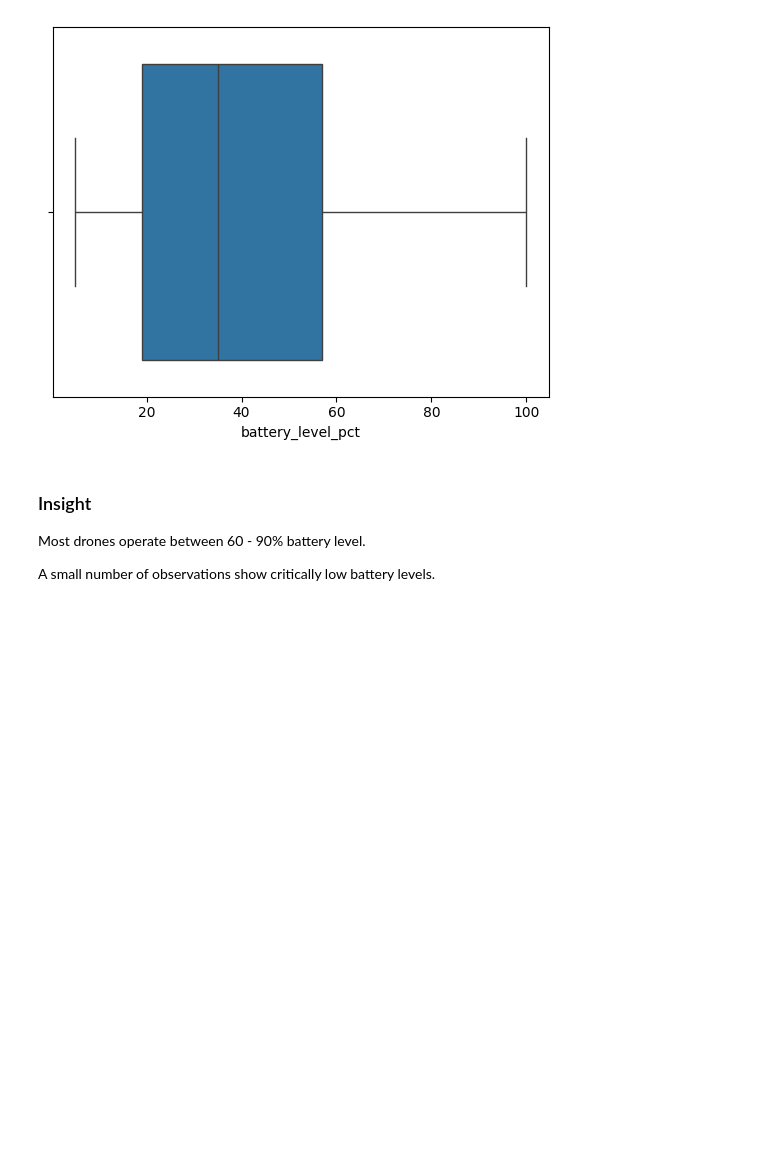
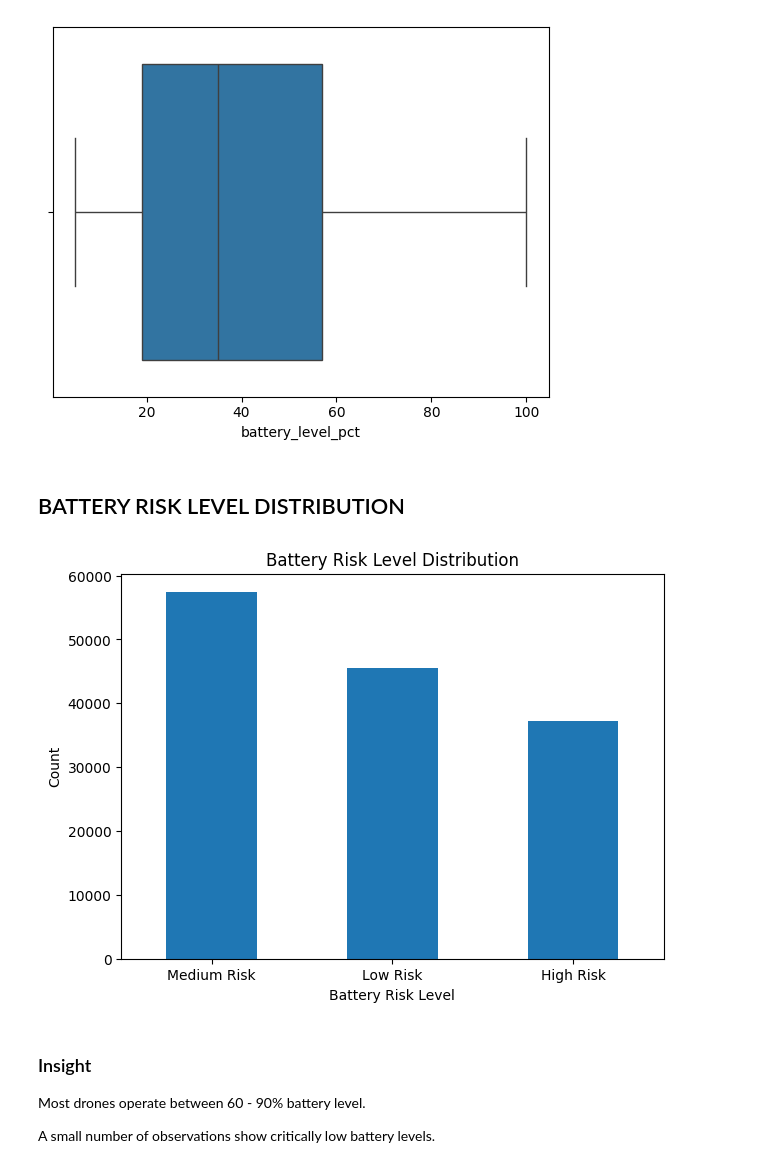
Before and after one commit to Nguyetnheee/DSS301-Drone-DSS, a Jupyter notebook: notebook/W4_EDA.ipynb, the cells around one changed output. Saved outputs shown, nothing was run; the diff lists cells and outputs as text; code cells hidden in the pictures; blank space fills up the shorter version.

Commit message:
Add battery risk level distribution chart

```diff
--- a/notebook/W4_EDA.ipynb
+++ b/notebook/W4_EDA.ipynb
@@ -124,6 +124,31 @@ sns.boxplot(x=df["battery_level_pct"])
 # %% [output]
 <Axes: xlabel='battery_level_pct'>
 [figure]
+# %% [markdown]
+## BATTERY RISK LEVEL DISTRIBUTION
+# %%
+def classify_battery_risk(level):
+    if level < 20:
+        return "High Risk"
+    elif level < 50:
+        return "Medium Risk"
+    else:
+        return "Low Risk"
+
+df["battery_risk_level"] = df["battery_level_pct"].apply(classify_battery_risk)
+
+# Draw chart base on type of battery level
+risk_counts = df["battery_risk_level"].value_counts()
+
+plt.figure(figsize=(7, 5))
+risk_counts.plot(kind="bar")
+plt.title("Battery Risk Level Distribution")
+plt.xlabel("Battery Risk Level")
+plt.ylabel("Count")
+plt.xticks(rotation=0)
+plt.show()
+# %% [output]
+[figure, added]
 # %% [markdown]
 ### Insight
 
```
Also changed, not shown: parts of 2 cells of this notebook.
